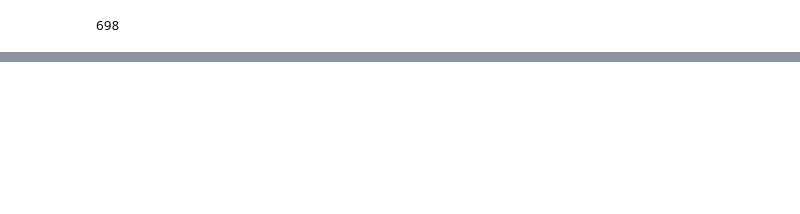
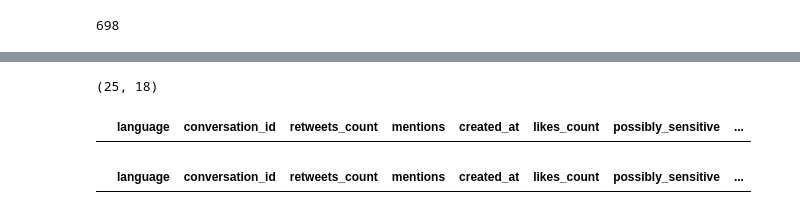
Before and after one commit to saharshayegan/SocialNetXNLP, a Jupyter notebook: SocialNetXNLP.ipynb, the cells around one changed output, grey strips where cells are left out. Cells and saved outputs as stored; diff of their text form; code cells hidden in the pictures; blank space fills up the shorter version.

```diff
--- a/SocialNetXNLP.ipynb
+++ b/SocialNetXNLP.ipynb
@@ -328,0 +333,3 @@ nodes:  0
+# %%
+df3 = pd.read_csv('/content/drive/MyDrive/Colab Notebooks/oct2021tweets.csv')
+df4 = pd.read_csv('/content/drive/MyDrive/Colab Notebooks/sep2021tweets.csv')
@@ -331,0 +467,8 @@ int
+# %%
+filtered_quotes.shape
+# %% [output]
+(25, 18)
+# %%
+mention_df
+# %% [output]
+|  | language | conversation_id | retweets_count | mentions | created_at | likes_count | possibly_sensitive | ... |
@@ -331,0 +477,4 @@ int
+# %%
+df.loc[df.apply(lambda x: not pd.isna(x.in_reply_to_user_id)  , axis=1)]
+# %% [output]
+|  | language | conversation_id | retweets_count | mentions | created_at | likes_count | possibly_sensitive | ... |
```
Also changed, not shown: parts of 40 cells of this notebook.
